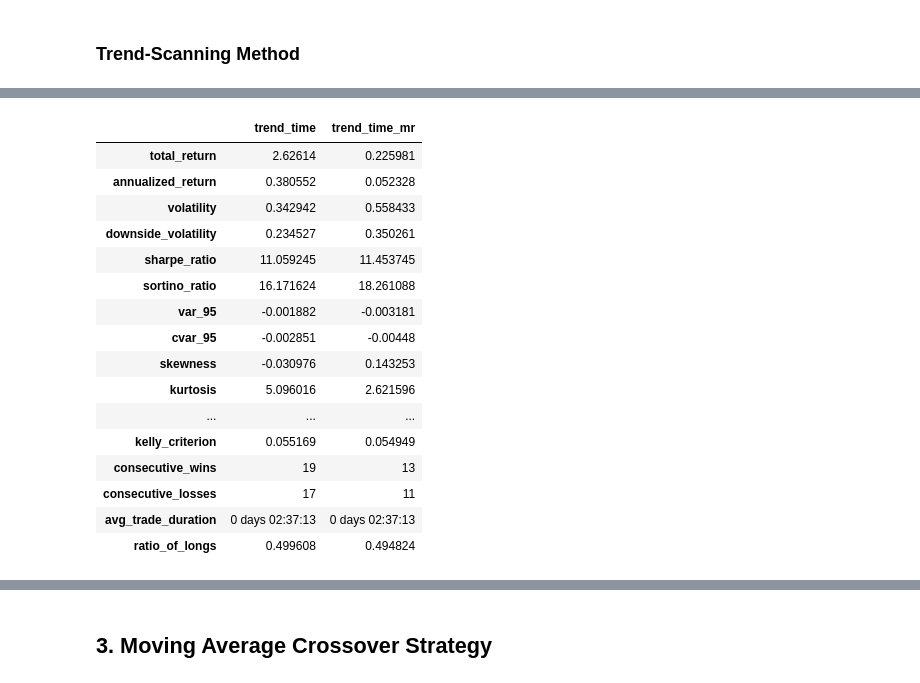
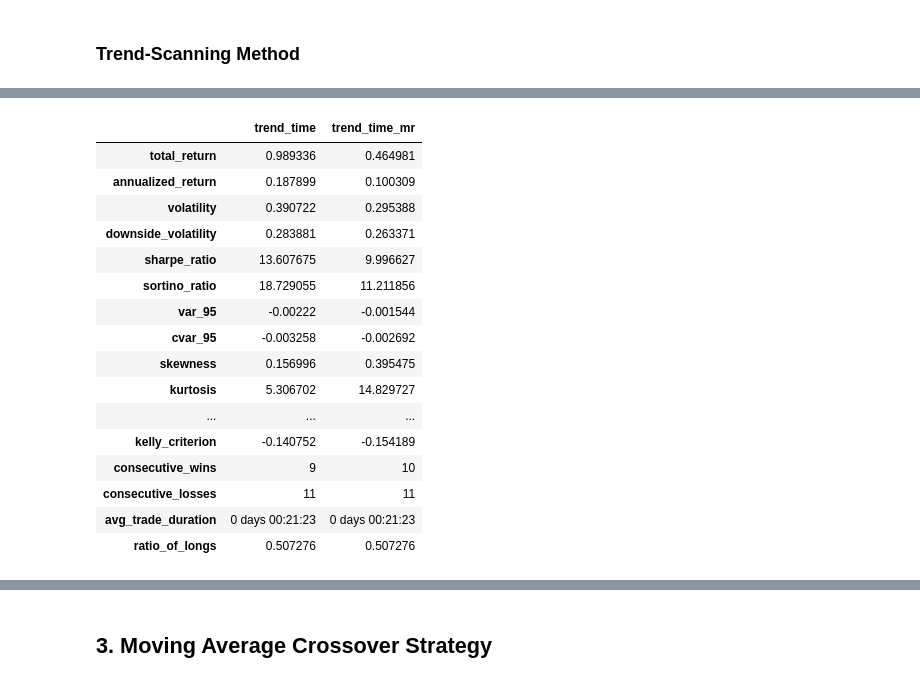
Before and after one commit to pnjoroge54/Machine-Learning-Blueprint, a Jupyter notebook: notebooks/Part_3-Labeling.ipynb, the cells around one changed output, grey strips where cells are left out. Saved outputs shown, nothing was run; the diff lists cells and outputs as text; code cells hidden in the pictures.

```diff
--- a/notebooks/Part_3-Labeling.ipynb
+++ b/notebooks/Part_3-Labeling.ipynb
@@ -79,5 +84,6 @@ clear_afml_cache()
 # %%
-account = login_mt5(account="FundedNext_STLR2_6K")
+account = "FundedNext_STLR2_6K"
+# account = login_mt5(account="FundedNext_STLR2_6K")
 symbol = "EURUSD"
 columns = ['bid', 'ask']
 tick_bar_dict = {"M1": 50, "M5": 200, "M15": 700, "M30": 1000, "H1": 3000}
@@ -88,7 +94,7 @@ sample_start, sample_end = start_date, "2021-12-31"
 oos_start = pd.Timestamp(sample_end) + timedelta(days=1) # Out-of-sample start date
 
 
-def get_data(symbol, timeframe, dirpath="data"):
+def get_data(symbol, timeframe, dirpath="../data"):
     """Returns time-bars and tick-bars for timeframe"""
     global tick_df
     timeframe = timeframe.title()
@@ -141,21 +182,11 @@ def get_data(symbol, timeframe, dirpath="data"):
 # %%
-timeframe = "M5"
-tick_bar_size = tick_bar_dict[timeframe]
-bb_time_bars, bb_tick_bars = get_data(symbol, timeframe, dirpath="data")
-bar_size = f"tick-{bb_tick_bars.tick_volume.iloc[0]}"
-bb_df = bb_time_bars.loc[sample_start : sample_end]
-bb_df0 = bb_tick_bars.loc[sample_start : sample_end]
-
-bb_period, bb_std = 20, 1.5 # Bollinger Band parameters
-bb_strategy = BollingerMeanReversionStrategy(window=bb_period, num_std=bb_std)
 target_vol_params = dict(days=1, lookback=100)
-bb_strategy = BollingerMeanReversionStrategy(20, 1.5)
 tb_evaluator = TripleBarrierEvaluator(
     bb_strategy, bb_df, target_vol_params,
     target_vol_multiplier=1,
-    filter_events=False,
+    filter_events=True,
     vertical_barrier_zero=True,
     on_crossover=True,
     )
-pt_barrier, sl_barrier, time_horizon = (1, 2, 20)
+pt_barrier, sl_barrier, time_horizon = (2, 1, 20)
 # %% [output]
@@ -326,24 +232,32 @@ Bollinger_w20_std1.5:
 # %% [markdown]
 ### Trend-Scanning Method
 # %%
+from afml.filters.filters import cusum_filter
+from afml.labeling.trend_scanning import get_trend_scanning_meta_labels
+from afml.util.volatility import get_daily_vol
+
+
 span = (5, 21)
 volatility_threshold = 0.1
 volatility_threshold_mr = 0.85
 
-side, t_events = get_entries(bb_strategy, bb_df)
+thres = get_daily_vol(bb_df.close).mean()
+t_events = cusum_filter(bb_df.close, thres)
+side = bb_strategy.generate_signals(bb_df)
 close = bb_df.close
 
-bb_trend_time = get_bins_from_trend(close, span, volatility_threshold)
-bb_trend_time = trend_meta_labels(bb_trend_time, side, t_events)
-bb_trend_time_metrics = calculate_label_metrics(bb_df.index, side, bb_trend_time)
 
-bb_trend_time_mr = get_bins_from_trend(close, span, volatility_threshold_mr)
-bb_trend_time_mr = trend_meta_labels(bb_trend_time_mr, side, t_events)
-bb_trend_time_metrics_mr = calculate_label_metrics(bb_df.index, side, bb_trend_time_mr)
+bb_events_trend = get_trend_scanning_meta_labels(close, side, t_events, span, volatility_threshold)
+bb_events_trend_metrics = calculate_label_metrics(bb_df.index, side, bb_events_trend)
 
-print(f"bb_trend_time.shape: {bb_trend_time.shape}, bb_trend_time_mr.shape: {bb_trend_time_mr.shape}\n")
+# bb_events_trend_mr = get_bins_from_trend(close, span, volatility_threshold_mr)
+# bb_events_trend_mr = trend_meta_labels(bb_events_trend_mr, side, t_events, mean_reversion=True)
+bb_events_trend_mr = get_trend_scanning_meta_labels(close, side, t_events, span, volatility_threshold_mr)
+bb_events_trend_metrics_mr = calculate_label_metrics(bb_df.index, side, bb_events_trend_mr)
+
+print(f"bb_events_trend.shape: {bb_events_trend.shape}, bb_events_trend_mr.shape: {bb_events_trend_mr.shape}\n")
 print(f"Bollinger_w{bb_period}_std{bb_std}_trend_scanning: \n")
-bb_trend_time_metrics_all = pd.concat([bb_trend_time_metrics, bb_trend_time_metrics_mr], axis=1)
-bb_trend_time_metrics_all.columns = ["trend_time", "trend_time_mr"]
-bb_trend_time_metrics_all
+bb_events_trend_metrics_all = pd.concat([bb_events_trend_metrics, bb_events_trend_metrics_mr], axis=1)
+bb_events_trend_metrics_all.columns = ["trend_time", "trend_time_mr"]
+bb_events_trend_metrics_all
 # %% [output]
@@ -353,19 +265,19 @@ bb_trend_time.shape: (25518, 8), bb_trend_time_mr.shape: (2415, 8)
 
 Bollinger_w20_std1.5_trend_scanning:
 |  | trend_time | trend_time_mr |
-| total_return | 2.62614 | 0.225981 |
-| annualized_return | 0.380552 | 0.052328 |
-| volatility | 0.342942 | 0.558433 |
-| downside_volatility | 0.234527 | 0.350261 |
-| sharpe_ratio | 11.059245 | 11.453745 |
-| sortino_ratio | 16.171624 | 18.261088 |
-| var_95 | -0.001882 | -0.003181 |
-| cvar_95 | -0.002851 | -0.00448 |
-| skewness | -0.030976 | 0.143253 |
-| kurtosis | 5.096016 | 2.621596 |
+| total_return | 0.989336 | 0.464981 |
+| annualized_return | 0.187899 | 0.100309 |
+| volatility | 0.390722 | 0.295388 |
+| downside_volatility | 0.283881 | 0.263371 |
+| sharpe_ratio | 13.607675 | 9.996627 |
+| sortino_ratio | 18.729055 | 11.211856 |
+| var_95 | -0.00222 | -0.001544 |
+| cvar_95 | -0.003258 | -0.002692 |
+| skewness | 0.156996 | 0.395475 |
+| kurtosis | 5.306702 | 14.829727 |
 | ... | ... | ... |
-| kelly_criterion | 0.055169 | 0.054949 |
-| consecutive_wins | 19 | 13 |
-| consecutive_losses | 17 | 11 |
-| avg_trade_duration | 0 days 02:37:13 | 0 days 02:37:13 |
-| ratio_of_longs | 0.499608 | 0.494824 |
+| kelly_criterion | -0.140752 | -0.154189 |
+| consecutive_wins | 9 | 10 |
+| consecutive_losses | 11 | 11 |
+| avg_trade_duration | 0 days 00:21:23 | 0 days 00:21:23 |
+| ratio_of_longs | 0.507276 | 0.507276 |
```
Also changed, not shown: parts of 39 cells of this notebook.
